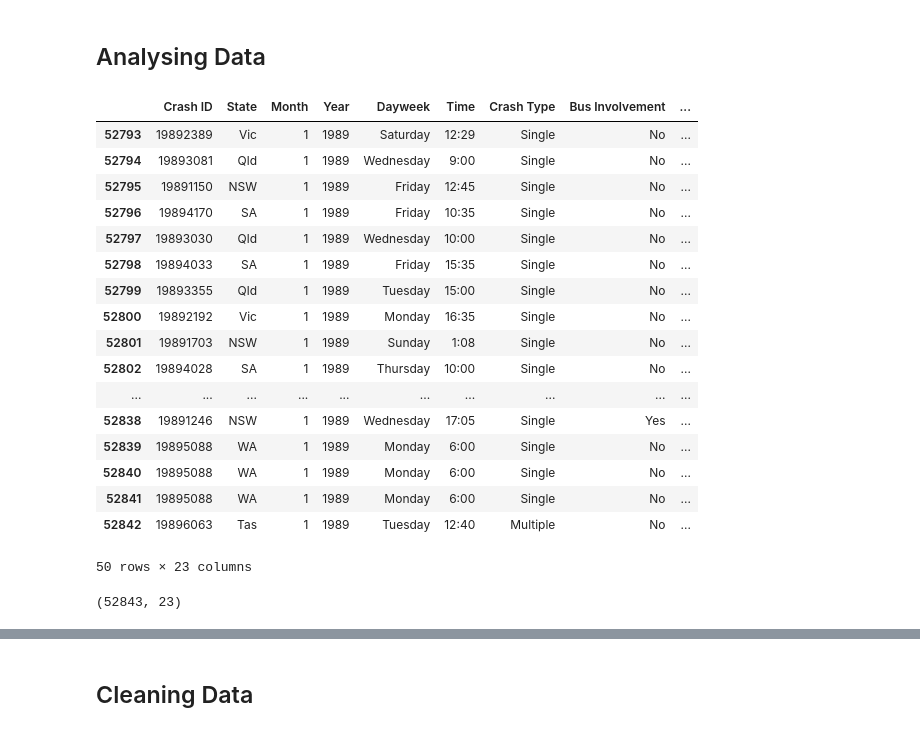
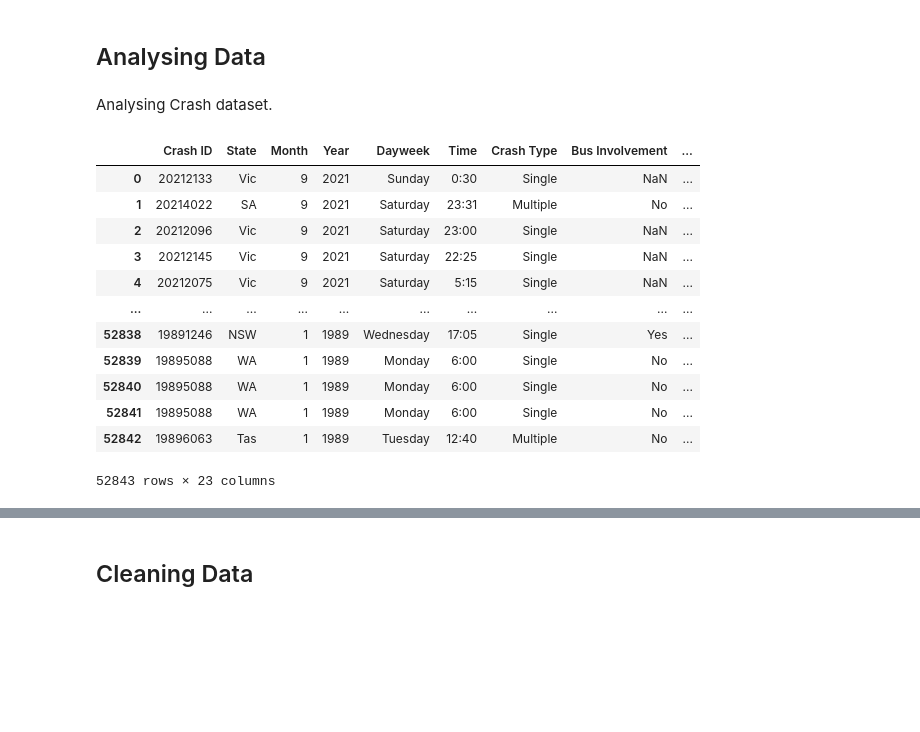
Before and after one commit to kpellas/Project_1, a Jupyter notebook: Main.ipynb, the cells around one changed output, grey strips where cells are left out. Saved outputs shown, nothing was run; the diff lists cells and outputs as text; code cells hidden in the pictures; blank space fills up the shorter version.

Commit message:
Initial analysis of time.

```diff
--- a/Main.ipynb
+++ b/Main.ipynb
@@ -13,30 +14,23 @@ filepath = os.path.join(".", "Resources", "Crash_Data.csv")
 df = pd.read_csv(filepath, low_memory=False)
 pop_filepath = os.path.join(".", "Resources", "Population data.xlsx")
 df_pop = pd.read_excel(pop_filepath, sheet_name = "Data1")
-# %% [markdown]
-## Analysing Data
+# %% [markdown]
+## Analysing Data
+# %% [markdown]
+Analysing Crash dataset.
 # %%
-df.tail(50)
+df
 # %% [output]
 |  | Crash ID | State | Month | Year | Dayweek | Time | Crash Type | Bus Involvement | ... |
-| 52793 | 19892389 | Vic | 1 | 1989 | Saturday | 12:29 | Single | No | ... |
-| 52794 | 19893081 | Qld | 1 | 1989 | Wednesday | 9:00 | Single | No | ... |
-| 52795 | 19891150 | NSW | 1 | 1989 | Friday | 12:45 | Single | No | ... |
-| 52796 | 19894170 | SA | 1 | 1989 | Friday | 10:35 | Single | No | ... |
-| 52797 | 19893030 | Qld | 1 | 1989 | Wednesday | 10:00 | Single | No | ... |
-| 52798 | 19894033 | SA | 1 | 1989 | Friday | 15:35 | Single | No | ... |
-| 52799 | 19893355 | Qld | 1 | 1989 | Tuesday | 15:00 | Single | No | ... |
-| 52800 | 19892192 | Vic | 1 | 1989 | Monday | 16:35 | Single | No | ... |
-| 52801 | 19891703 | NSW | 1 | 1989 | Sunday | 1:08 | Single | No | ... |
-| 52802 | 19894028 | SA | 1 | 1989 | Thursday | 10:00 | Single | No | ... |
+| 0 | 20212133 | Vic | 9 | 2021 | Sunday | 0:30 | Single | NaN | ... |
+| 1 | 20214022 | SA | 9 | 2021 | Saturday | 23:31 | Multiple | No | ... |
+| 2 | 20212096 | Vic | 9 | 2021 | Saturday | 23:00 | Single | NaN | ... |
+| 3 | 20212145 | Vic | 9 | 2021 | Saturday | 22:25 | Single | NaN | ... |
+| 4 | 20212075 | Vic | 9 | 2021 | Saturday | 5:15 | Single | NaN | ... |
 | ... | ... | ... | ... | ... | ... | ... | ... | ... | ... |
 | 52838 | 19891246 | NSW | 1 | 1989 | Wednesday | 17:05 | Single | Yes | ... |
 | 52839 | 19895088 | WA | 1 | 1989 | Monday | 6:00 | Single | No | ... |
 | 52840 | 19895088 | WA | 1 | 1989 | Monday | 6:00 | Single | No | ... |
 | 52841 | 19895088 | WA | 1 | 1989 | Monday | 6:00 | Single | No | ... |
 | 52842 | 19896063 | Tas | 1 | 1989 | Tuesday | 12:40 | Multiple | No | ... |
-50 rows × 23 columns
+52843 rows × 23 columns
-# %%
-df.shape
-# %% [output]
-(52843, 23)
```
Also changed, not shown: parts of 53 cells of this notebook, 1 other file.
